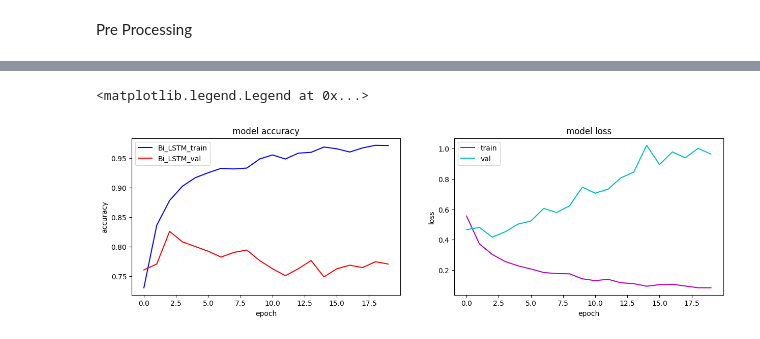
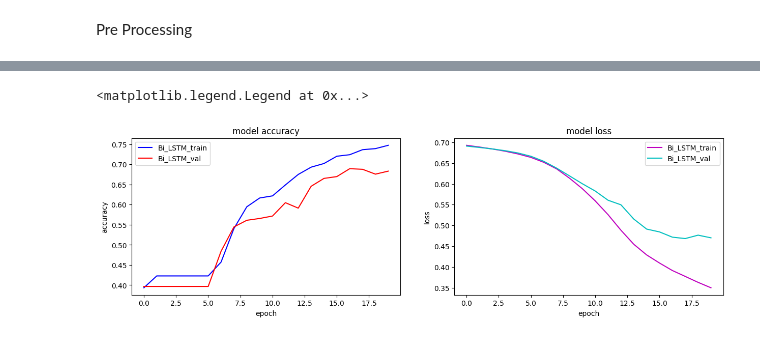
Before and after one commit to congvan1/sentiment_classification-, a Jupyter notebook: main.ipynb, the cells around one changed output, grey strips where cells are left out. Saved outputs shown, nothing was run; the diff lists cells and outputs as text; code cells hidden in the pictures.

```diff
--- a/main.ipynb
+++ b/main.ipynb
@@ -8,5 +14,5 @@ import matplotlib.pyplot as plt
 # %%
-data = pd.read_csv('dataset.csv')
-data.head(10)
+data = pd.read_csv('reviews.csv')
+data
 # %% [output]
 |  | sentiment | comment |
@@ -31,3 +44,7 @@ plt.show()
 # %% [markdown]
 Pre Processing
+# %%
+stop_words = []
+with open('vietnamese-stopwords.txt', encoding='utf-8') as f:
+    stop_words = [t for t in f.read().split('\n')]
 # %%
@@ -115,12 +140,11 @@ from tensorflow.keras.layers import Dense, Embedding, LSTM, Flatten
 from sklearn.model_selection import train_test_split
 # %%
-vocab_size = 10000
+vocab_size = 5000
 embedding_dim = 64
-max_length = 50
+max_length = 30
 
-sequences = data.comment
+sequences = data.processed
 labels = data.sentiment
 
 tokenizer = Tokenizer(num_words=vocab_size, oov_token='<OOV>')
 tokenizer.fit_on_texts(sequences)
-print(sequences[1],labels[1])
@@ -159,10 +191,12 @@ import plotly.express as px
 # %%
-model = Sequential()
-model.add(Embedding(vocab_size, embedding_dim, input_length=max_length))
-model.add(Bidirectional(LSTM(units=128, return_sequences=True)))
-model.add(Bidirectional(LSTM(units=128, return_sequences=False)))
-model.add(Dense(10, activation='relu'))
-model.add(Dense(1, activation='sigmoid'))
-model.compile(loss='binary_crossentropy', optimizer='adam', metrics=['accuracy'])
-model.summary()
+model2 = Sequential()
+model2.add(Embedding(vocab_size, embedding_dim, input_length=max_length))
+model2.add(Bidirectional(LSTM(32)))
+# model2.add(Bidirectional(LSTM(units=128, return_sequences=True)))
+# model2.add(Bidirectional(LSTM(units=128, return_sequences=False)))
+model2.add(Dense(16, activation='relu'))
+model2.add(Dense(1, activation='sigmoid'))
+model2.compile(loss='binary_crossentropy', optimizer='adam', metrics=['accuracy'])
+history2 = model2.fit(padded_train_sequences, train_labels, batch_size=1024, epochs=20, validation_split=0.1,
+                      verbose=1, validation_data=(padded_test_sequences, test_labels))
 # %% [output]
@@ -206,19 +220,19 @@ Epoch 20/20
 # %%
 s, (at, al) = plt.subplots(1, 2, figsize=(15,4))
-at.plot(history.history['accuracy'], c= 'b')
-at.plot(history.history['val_accuracy'], c='r')
+at.plot(history2.history['accuracy'], c= 'b', label='Bi_LSTM_train')
+at.plot(history2.history['val_accuracy'], c='r', label='Bi_LSTM_val')
 at.set_title('model accuracy')
 at.set_ylabel('accuracy')
 at.set_xlabel('epoch')
-at.legend(['Bi_LSTM_train', 'Bi_LSTM_val'], loc='upper left')
+at.legend()
 
-al.plot(history.history['loss'], c='m')
-al.plot(history.history['val_loss'], c='c')
+al.plot(history2.history['loss'], c='m', label='Bi_LSTM_train')
+al.plot(history2.history['val_loss'], c='c', label='Bi_LSTM_val')
 al.set_title('model loss')
 al.set_ylabel('loss')
 al.set_xlabel('epoch')
-al.legend(['train', 'val'], loc = 'upper left')
+al.legend()
 # %% [output]
 <matplotlib.legend.Legend at 0x...>
-[figure, old version]
+[figure, new version]
 # %%
```
Also changed, not shown: parts of 19 cells of this notebook, 6 other files.
